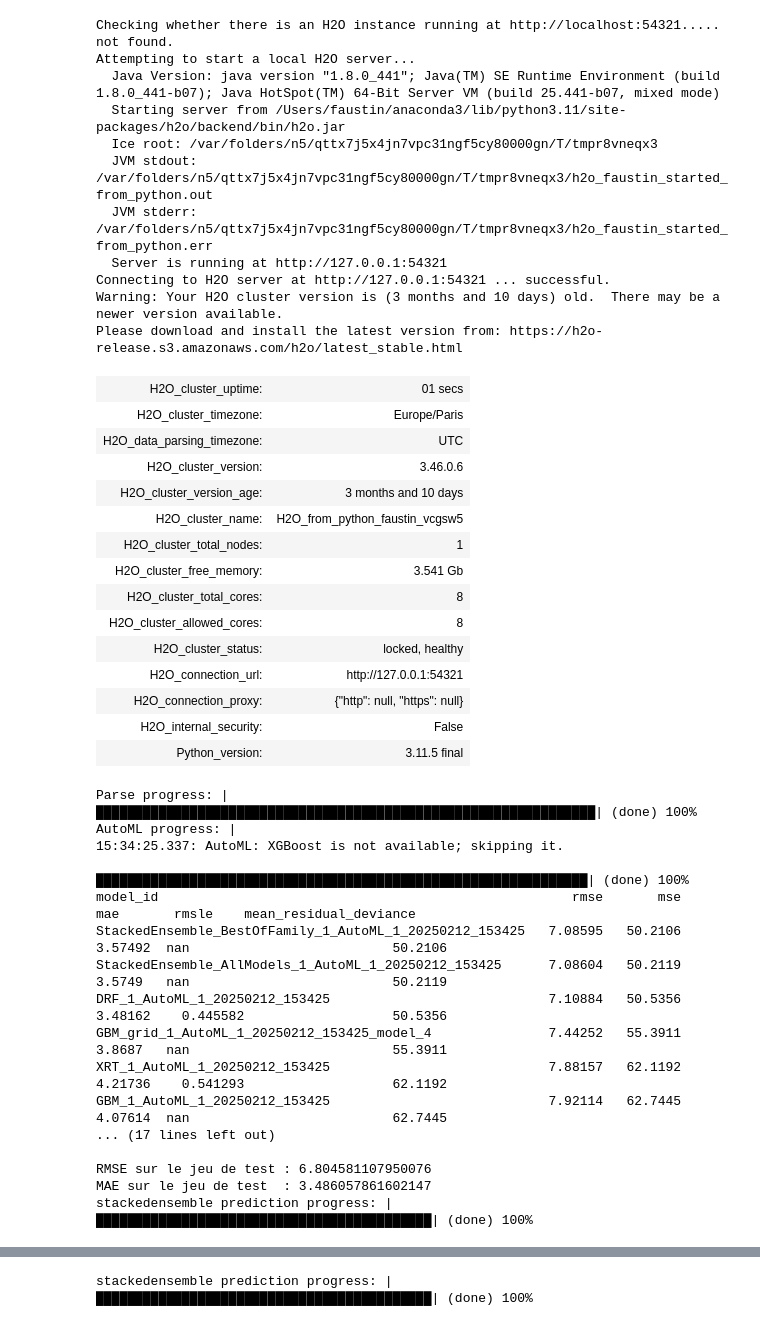
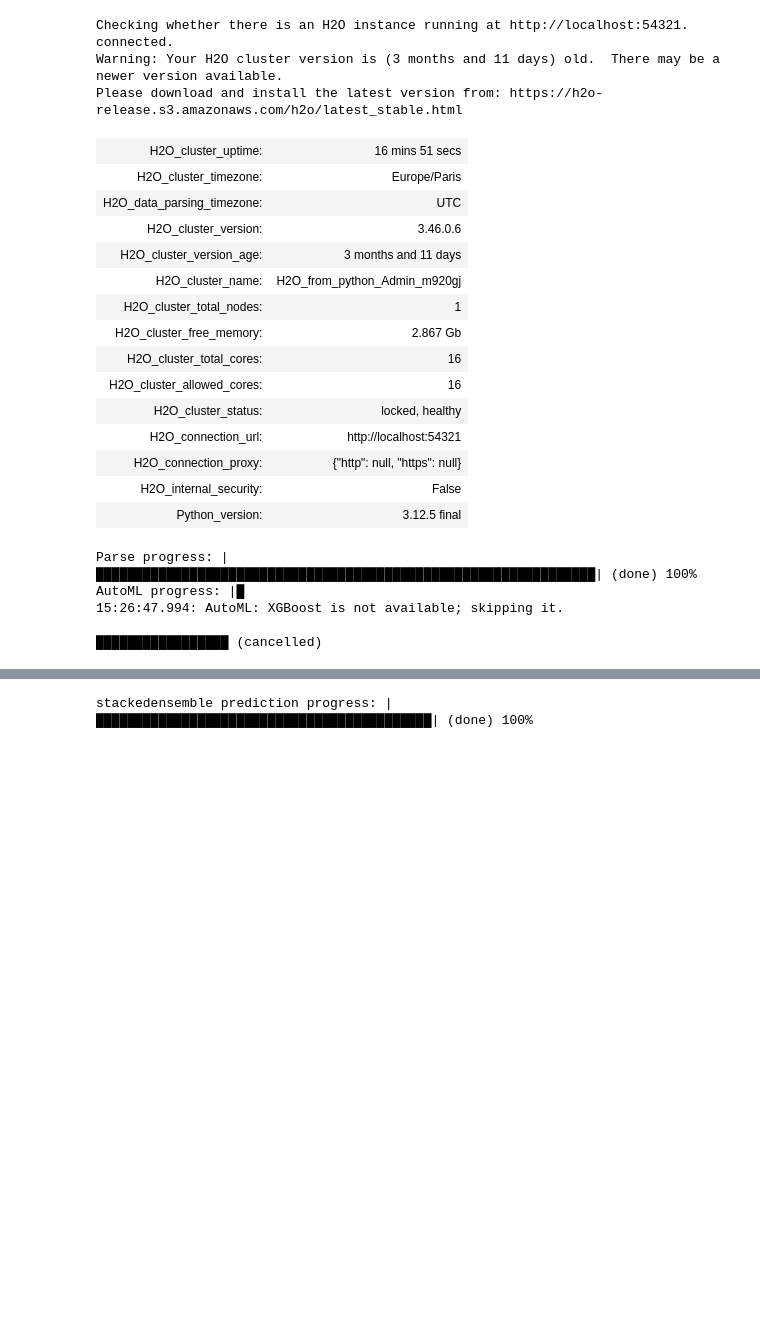
Before and after one commit to GenusCorvid/The-Endless-Line-Hackathon, a Jupyter notebook: Auto_ML.ipynb, the cells around one changed output, grey strips where cells are left out. Saved outputs shown, nothing was run; the diff lists cells and outputs as text; code cells hidden in the pictures; blank space fills up the shorter version.

```diff
--- a/Auto_ML.ipynb
+++ b/Auto_ML.ipynb
@@ -42,7 +54,7 @@ from h2o.automl import H2OAutoML
 
 # 2. Chargement des données
 # Assurez-vous que le chemin vers votre CSV est correct
-df = pd.read_csv('/Users/faustin/Downloads/merged_datasets_with_events.csv', sep=',')
+df = pd.read_csv('final_data/merged_datasets_with_events.csv', sep=',')
 
 # 3. Conversion des colonnes de date en datetime
 df['WORK_DATE'] = pd.to_datetime(df['WORK_DATE'])
@@ -107,72 +119,52 @@ for col in colonnes_categorielles:
         hf[col] = hf[col].asfactor()
 
 # 10. Définition de la variable cible et des prédicteurs
 target = 'WAIT_TIME_MAX'
 predictors = [col for col in hf.columns if col != target]
 
 # 11. Division des données en ensembles d'entraînement et de test (par exemple 80/20)
 train, test = hf.split_frame(ratios=[0.8], seed=1234)
 
 # 12. Entraînement via H2O AutoML
 aml = H2OAutoML(max_models=20, seed=1234, sort_metric='RMSE')
 aml.train(x=predictors, y=target, training_frame=train)
 
 # 13. Affichage du leaderboard pour voir les modèles testés
 lb = aml.leaderboard
 print(lb.head(rows=lb.nrows))
 
 # 14. Évaluation du modèle leader sur l'ensemble de test
 performance = aml.leader.model_performance(test)
 print("RMSE sur le jeu de test :", performance.rmse())
 print("MAE sur le jeu de test  :", performance.mae())
 
 # 15. Réaliser des prédictions sur l'ensemble test (optionnel)
 predictions = aml.leader.predict(test)
 predictions.head()
 
 # 16. (Optionnel) Arrêter le cluster H2O lorsque vous avez terminé
 # h2o.shutdown(prompt=False)
 # %% [output]
-Checking whether there is an H2O instance running at http://localhost:54321..... not found.
-Attempting to start a local H2O server...
-  Java Version: java version "1.8.0_441"; Java(TM) SE Runtime Environment (build 1.8.0_441-b07); Java HotSpot(TM) 64-Bit Server VM (build 25.441-b07, mixed mode)
-  Starting server from /Users/faustin/anaconda3/lib/python3.11/site-packages/h2o/backend/bin/h2o.jar
-  Ice root: /var/folders/n5/qttx7j5x4jn7vpc31ngf5cy80000gn/T/tmpr8vneqx3
-  JVM stdout: /var/folders/n5/qttx7j5x4jn7vpc31ngf5cy80000gn/T/tmpr8vneqx3/h2o_faustin_started_from_python.out
-  JVM stderr: /var/folders/n5/qttx7j5x4jn7vpc31ngf5cy80000gn/T/tmpr8vneqx3/h2o_faustin_started_from_python.err
-  Server is running at http://127.0.0.1:54321
-Connecting to H2O server at http://127.0.0.1:54321 ... successful.
-Warning: Your H2O cluster version is (3 months and 10 days) old.  There may be a newer version available.
+Checking whether there is an H2O instance running at http://localhost:54321. connected.
+Warning: Your H2O cluster version is (3 months and 11 days) old.  There may be a newer version available.
 Please download and install the latest version from: https://h2o-release.s3.amazonaws.com/h2o/latest_stable.html
-| H2O_cluster_uptime: | 01 secs |
+| H2O_cluster_uptime: | 16 mins 51 secs |
 | H2O_cluster_timezone: | Europe/Paris |
 | H2O_data_parsing_timezone: | UTC |
 | H2O_cluster_version: | 3.46.0.6 |
-| H2O_cluster_version_age: | 3 months and 10 days |
-| H2O_cluster_name: | H2O_from_python_faustin_vcgsw5 |
+| H2O_cluster_version_age: | 3 months and 11 days |
+| H2O_cluster_name: | H2O_from_python_Admin_m920gj |
 | H2O_cluster_total_nodes: | 1 |
-| H2O_cluster_free_memory: | 3.541 Gb |
-| H2O_cluster_total_cores: | 8 |
-| H2O_cluster_allowed_cores: | 8 |
+| H2O_cluster_free_memory: | 2.867 Gb |
+| H2O_cluster_total_cores: | 16 |
+| H2O_cluster_allowed_cores: | 16 |
 | H2O_cluster_status: | locked, healthy |
-| H2O_connection_url: | http://127.0.0.1:54321 |
+| H2O_connection_url: | http://localhost:54321 |
 | H2O_connection_proxy: | {"http": null, "https": null} |
 | H2O_internal_security: | False |
-| Python_version: | 3.11.5 final |
+| Python_version: | 3.12.5 final |
 Parse progress: |████████████████████████████████████████████████████████████████| (done) 100%
-AutoML progress: |
-15:34:25.337: AutoML: XGBoost is not available; skipping it.
+AutoML progress: |█
+15:26:47.994: AutoML: XGBoost is not available; skipping it.
 
-███████████████████████████████████████████████████████████████| (done) 100%
-model_id                                                     rmse       mse       mae       rmsle    mean_residual_deviance
-StackedEnsemble_BestOfFamily_1_AutoML_1_20250212_153425   7.08595   50.2106   3.57492  nan                          50.2106
-StackedEnsemble_AllModels_1_AutoML_1_20250212_153425      7.08604   50.2119   3.5749   nan                          50.2119
-DRF_1_AutoML_1_20250212_153425                            7.10884   50.5356   3.48162    0.445582                   50.5356
-GBM_grid_1_AutoML_1_20250212_153425_model_4               7.44252   55.3911   3.8687   nan                          55.3911
-XRT_1_AutoML_1_20250212_153425                            7.88157   62.1192   4.21736    0.541293                   62.1192
-GBM_1_AutoML_1_20250212_153425                            7.92114   62.7445   4.07614  nan                          62.7445
-... (17 lines left out)
-
-RMSE sur le jeu de test : 6.804581107950076
-MAE sur le jeu de test  : 3.486057861602147
-stackedensemble prediction progress: |███████████████████████████████████████████| (done) 100%
+█████████████████ (cancelled)
```
Also changed, not shown: parts of 8 cells of this notebook, 27 other files.
